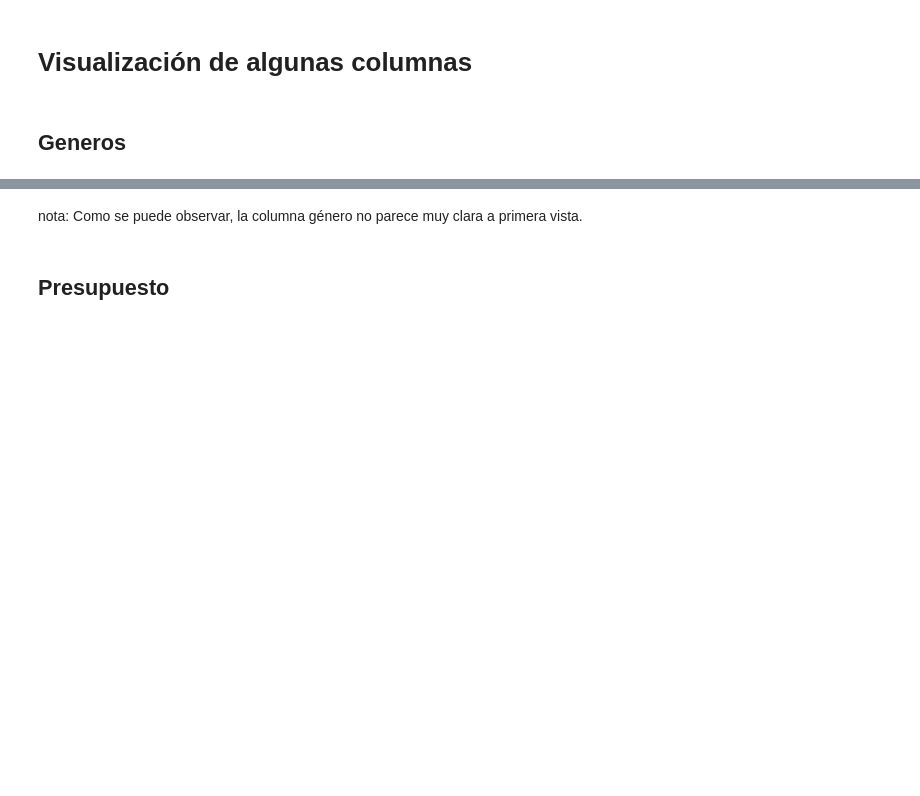
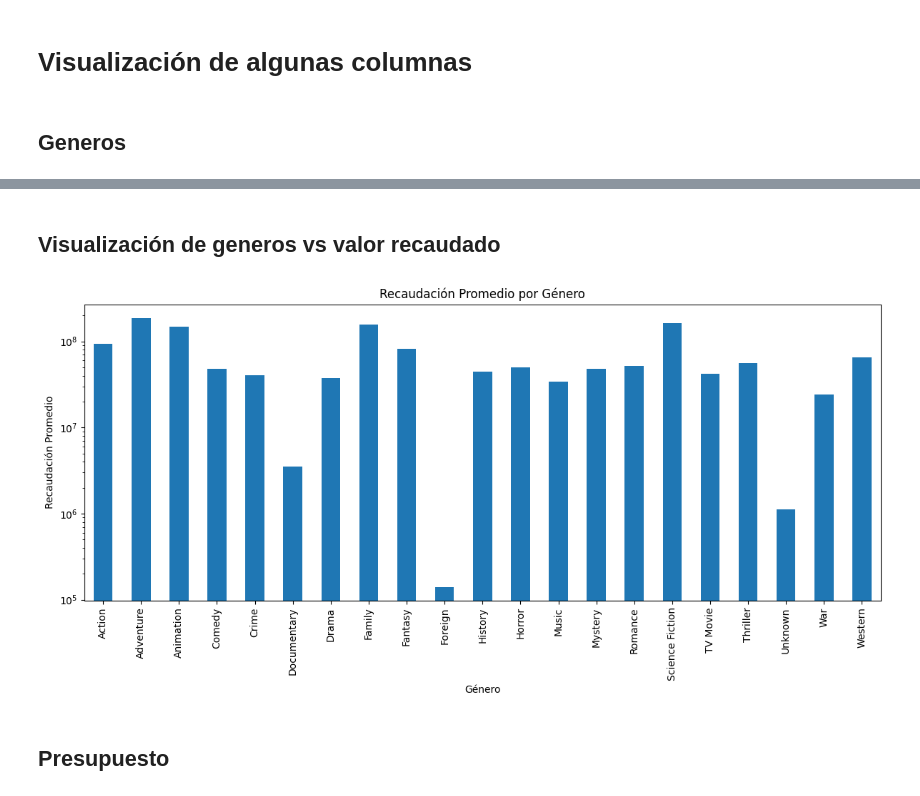
Before and after one commit to Apolo4427/-inteligencia_artificial, a Jupyter notebook: exploracion_de_datos.ipynb, the cells around one changed output, grey strips where cells are left out. Cells and saved outputs as stored; diff of their text form; code cells hidden in the pictures; blank space fills up the shorter version.

```diff
--- a/exploracion_de_datos.ipynb
+++ b/exploracion_de_datos.ipynb
@@ -65,6 +66,50 @@ print(first_5_genres)
 Name: genres, dtype: object
-# %% [markdown]
-nota: Como se puede observar, la columna género no parece muy clara a primera vista.
+# %% [markdown]
+## Visualización de generos vs valor recaudado
+# %%
+# listas vacías
+genres_list = []
+revenue_list = []
+
+# Recorrer 'genres'
+for genre_data in data['genres']:
+    # extraer los nombres de género
+    def extract_genre_name(genre_data):
+        try:
+            genre_dict = eval(genre_data)  # Evaluar la cadena como un diccionario
+            genre_name = genre_dict[0]['name']  # Extraer el nombre del género
+            return genre_name
+        except:
+            return None
+
+    genre_name = extract_genre_name(genre_data)
+    if genre_name is not None:
+        genres_list.append(genre_name)
+    else:
+        genres_list.append('Unknown') # en caso de no poder extraer el genero
+
+# Llenar la lista de recaudaciones
+revenue_list = data['revenue']
+
+# Crear un DataFrame con géneros y recaudaciones
+genre_revenue_df = pd.DataFrame({'Genre': genres_list, 'Revenue': revenue_list})
+
+# Calcular el promedio de recaudación por género
+average_revenue_by_genre = genre_revenue_df.groupby('Genre')['Revenue'].mean()
+
+# Crear un gráfico de barras
+plt.figure(figsize=(12, 6))
+average_revenue_by_genre.plot(kind='bar')
+plt.xlabel('Género')
+plt.ylabel('Recaudación Promedio')
+plt.title('Recaudación Promedio por Género')
+plt.yscale('log')  # Escala logarítmica para la recaudación
+plt.xticks(rotation=90)
+plt.tight_layout()
+
+plt.show()
+# %% [output]
+[figure, added]
 # %% [markdown]
 ## Presupuesto
 # %%
```
Also changed, not shown: parts of 4 cells of this notebook.
